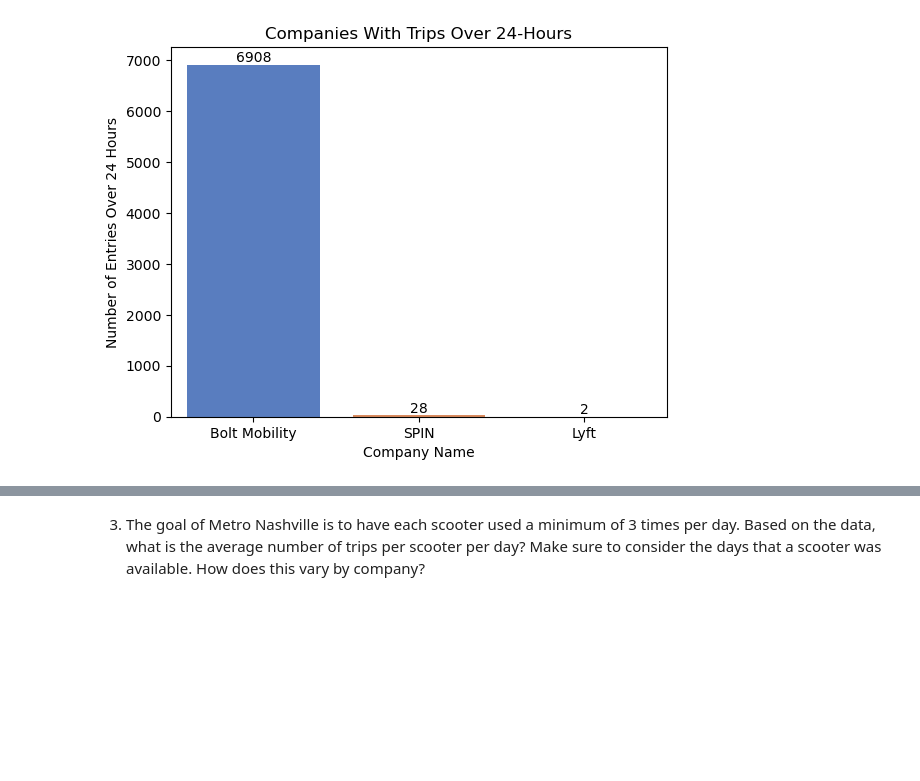
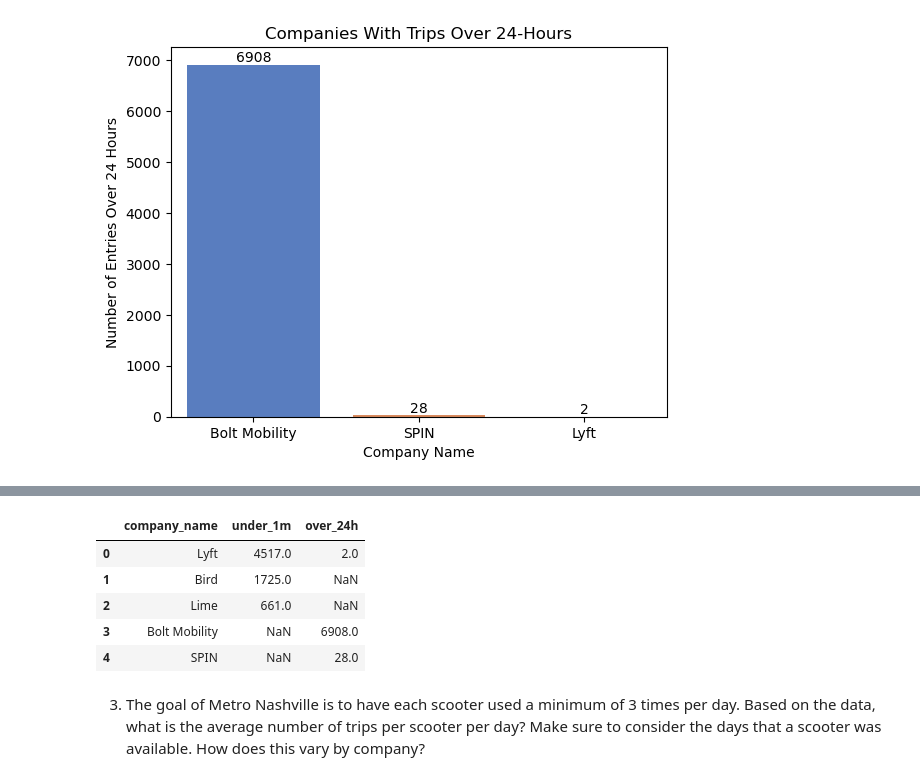
Before and after one commit to NSS-Data-Analytics-Cohort-10/scooters-group-2, a Jupyter notebook: notebooks/scooters_notebook.ipynb, the cells around one changed output, grey strips where cells are left out. Cells and saved outputs as stored; diff of their text form; code cells hidden in the pictures; blank space fills up the shorter version.

```diff
--- a/notebooks/scooters_notebook.ipynb
+++ b/notebooks/scooters_notebook.ipynb
@@ -564,3 +581,12 @@ df_problem_data_percentages =
+# %%
+merged_1m_24h.rename(columns={'companyname':'company_name', 'count_x':'under_1m','count_y':'over_24h'})
+# %% [output]
+|  | company_name | under_1m | over_24h |
+| 0 | Lyft | 4517.0 | 2.0 |
+| 1 | Bird | 1725.0 | NaN |
+| 2 | Lime | 661.0 | NaN |
+| 3 | Bolt Mobility | NaN | 6908.0 |
+| 4 | SPIN | NaN | 28.0 |
 # %% [markdown]
 3. The goal of Metro Nashville is to have each scooter used a minimum of 3 times per day. Based on the data, what is the average number of trips per scooter per day? Make sure to consider the days that a scooter was available. How does this vary by company?
 # %%
```
Also changed, not shown: parts of 2 cells of this notebook.
